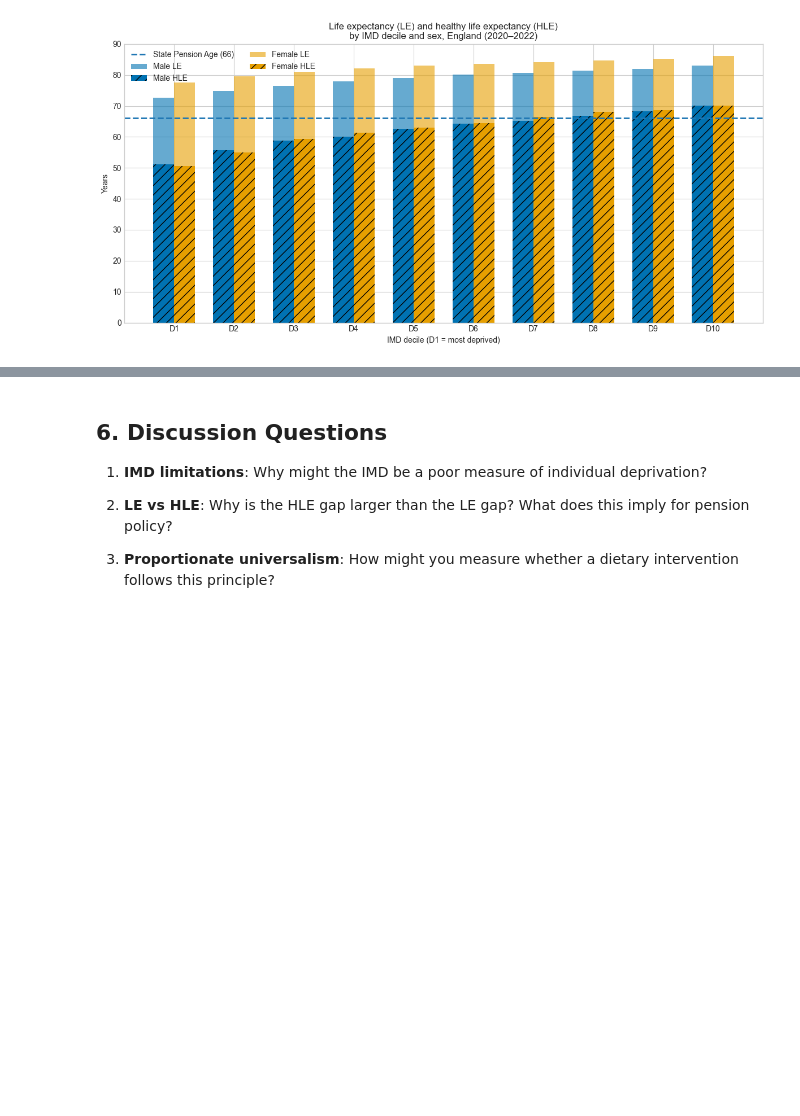
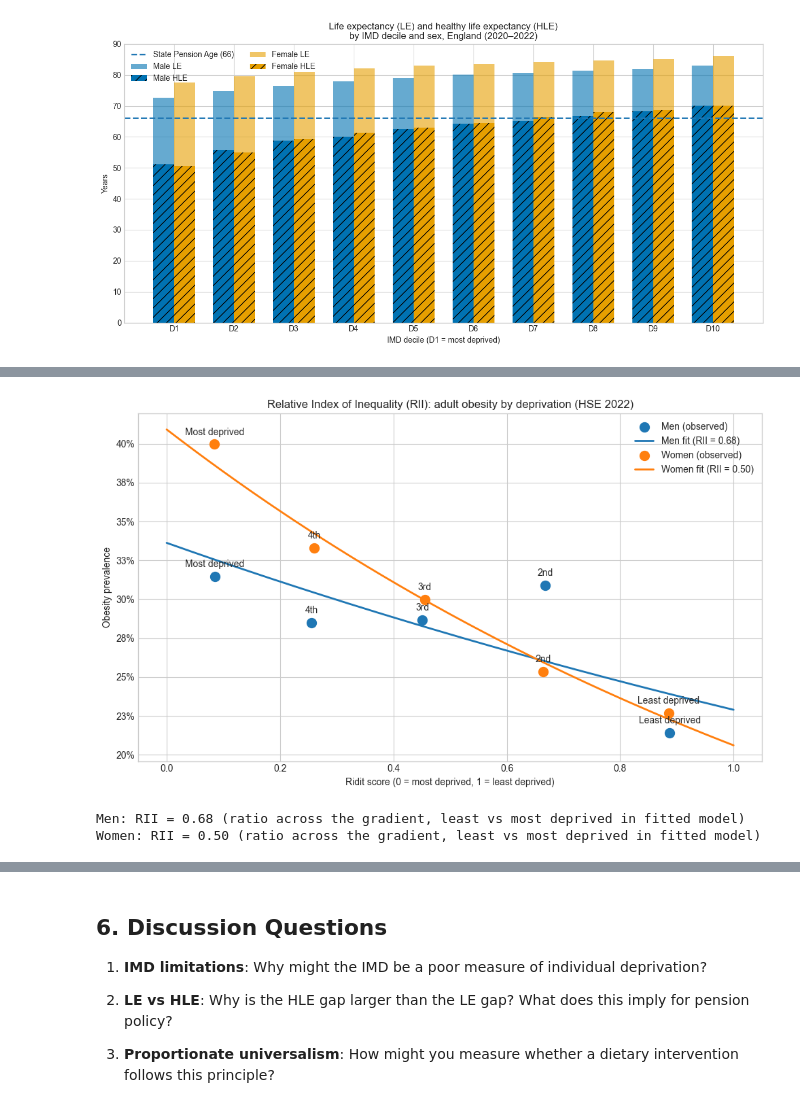
Before and after one commit to ggkuhnle/fb2nep-epi, a Jupyter notebook: notebooks/13_health_inequalities.ipynb, the cells around one changed output, grey strips where cells are left out. Saved outputs shown, nothing was run; the diff lists cells and outputs as text; code cells hidden in the pictures; blank space fills up the shorter version.

```diff
--- a/notebooks/13_health_inequalities.ipynb
+++ b/notebooks/13_health_inequalities.ipynb
@@ -451,0 +656,28 @@ plt.show()
+# %%
+fig, ax = plt.subplots(figsize=(10, 6))
+
+for sex, res in results.items():
+    g = res["data"]
+
+    ax.scatter(g["ridit"], g["obesity_prev"], s=100, label=f"{sex} (observed)")
+    ax.plot(x_line, np.exp(res["rii_intercept"] + res["rii_slope"] * x_line),
+            linewidth=2, label=f"{sex} fit (RII = {res['rii']:.2f})")
+
+    for _, row in g.iterrows():
+        ax.annotate(row["quintile_label"], (row["ridit"], row["obesity_prev"]),
+                    textcoords="offset points", xytext=(0, 10), ha="center")
+
+ax.set_xlabel("Ridit score (0 = most deprived, 1 = least deprived)")
+ax.set_ylabel("Obesity prevalence")
+ax.set_title("Relative Index of Inequality (RII): adult obesity by deprivation (HSE 2022)")
+ax.yaxis.set_major_formatter(plt.FuncFormatter(lambda y, _: f"{y:.0%}"))
+ax.legend()
+plt.tight_layout()
+plt.show()
+
+for sex, res in results.items():
+    print(f"{sex}: RII = {res['rii']:.2f} (ratio across the gradient, least vs most deprived in fitted model)")
+# %% [output]
+[figure, added]
+Men: RII = 0.68 (ratio across the gradient, least vs most deprived in fitted model)
+Women: RII = 0.50 (ratio across the gradient, least vs most deprived in fitted model)
```
Also changed, not shown: parts of 10 cells of this notebook, 2 other files.
